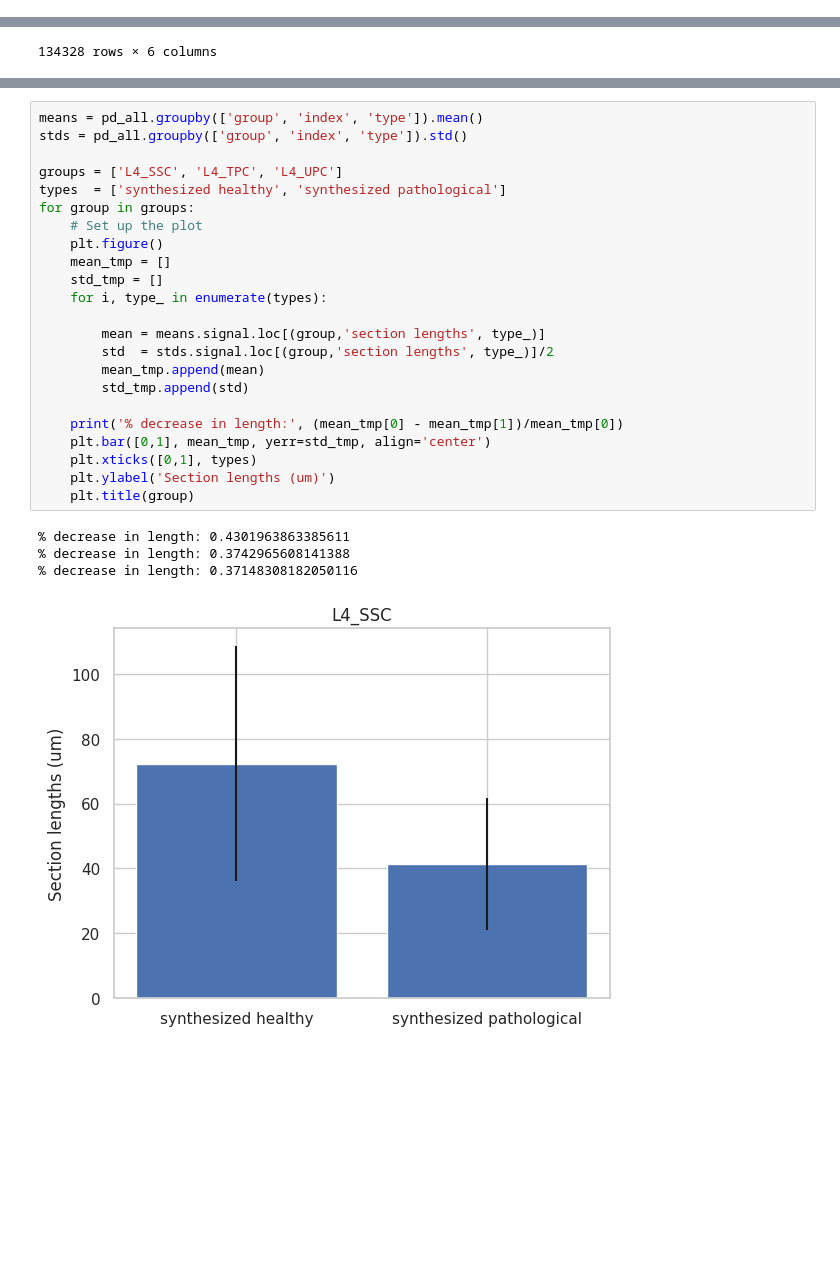
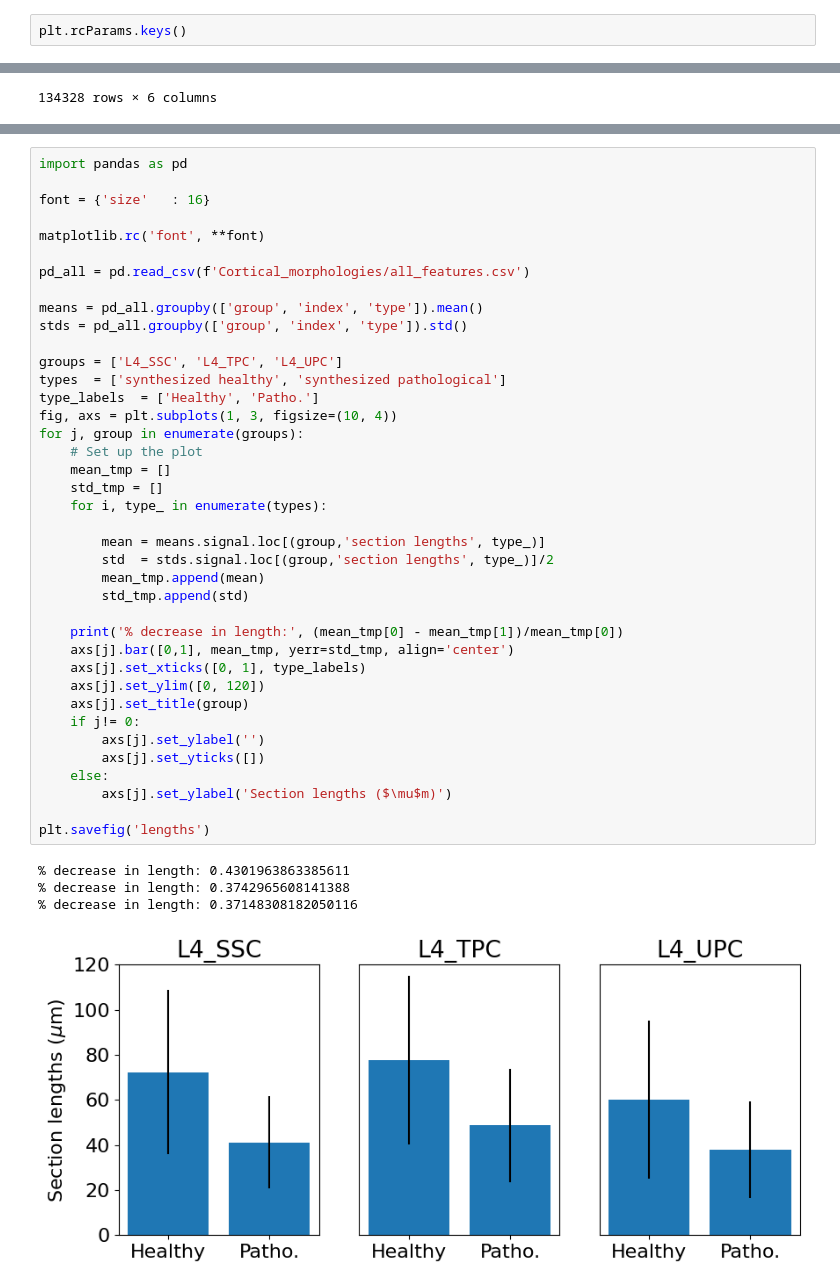
Before and after one commit to jazz031195/NeuroTS, a Jupyter notebook: examples/graphs_ines.ipynb, the cells around one changed output, grey strips where cells are left out. Cells and saved outputs as stored; diff of their text form; blank space fills up the shorter version.

```diff
--- a/examples/graphs_ines.ipynb
+++ b/examples/graphs_ines.ipynb
@@ -223,0 +231,2 @@ def persistent_diagram_synth_vs_reco(path_synth_health, path_synth_path, type_,
+# %%
+plt.rcParams.keys()
@@ -527,28 +563,44 @@ for group in groups:
 # %%
+import pandas as pd
+
+font = {'size'   : 16}
+
+matplotlib.rc('font', **font)
+
+pd_all = pd.read_csv(f'Cortical_morphologies/all_features.csv')
+
 means = pd_all.groupby(['group', 'index', 'type']).mean()
 stds = pd_all.groupby(['group', 'index', 'type']).std()
 
 groups = ['L4_SSC', 'L4_TPC', 'L4_UPC']
 types  = ['synthesized healthy', 'synthesized pathological']
-for group in groups:
+type_labels  = ['Healthy', 'Patho.']
+fig, axs = plt.subplots(1, 3, figsize=(10, 4))
+for j, group in enumerate(groups):
     # Set up the plot
-    plt.figure()
     mean_tmp = []
     std_tmp = []
     for i, type_ in enumerate(types):
 
         mean = means.signal.loc[(group,'section lengths', type_)]
         std  = stds.signal.loc[(group,'section lengths', type_)]/2
         mean_tmp.append(mean)
         std_tmp.append(std)
 
     print('% decrease in length:', (mean_tmp[0] - mean_tmp[1])/mean_tmp[0])
-    plt.bar([0,1], mean_tmp, yerr=std_tmp, align='center')
-    plt.xticks([0,1], types)
-    plt.ylabel('Section lengths (um)')
-    plt.title(group)
+    axs[j].bar([0,1], mean_tmp, yerr=std_tmp, align='center')
+    axs[j].set_xticks([0, 1], type_labels)
+    axs[j].set_ylim([0, 120])
+    axs[j].set_title(group)
+    if j!= 0:
+        axs[j].set_ylabel('')
+        axs[j].set_yticks([])
+    else:
+        axs[j].set_ylabel('Section lengths ($\mu$m)')
+
+plt.savefig('lengths')
 # %% [output]
 % decrease in length: 0.4301963863385611
 % decrease in length: 0.3742965608141388
 % decrease in length: 0.37148308182050116
-[figure, old version]
+[figure, new version]
```
Also changed, not shown: parts of 9 cells of this notebook.
